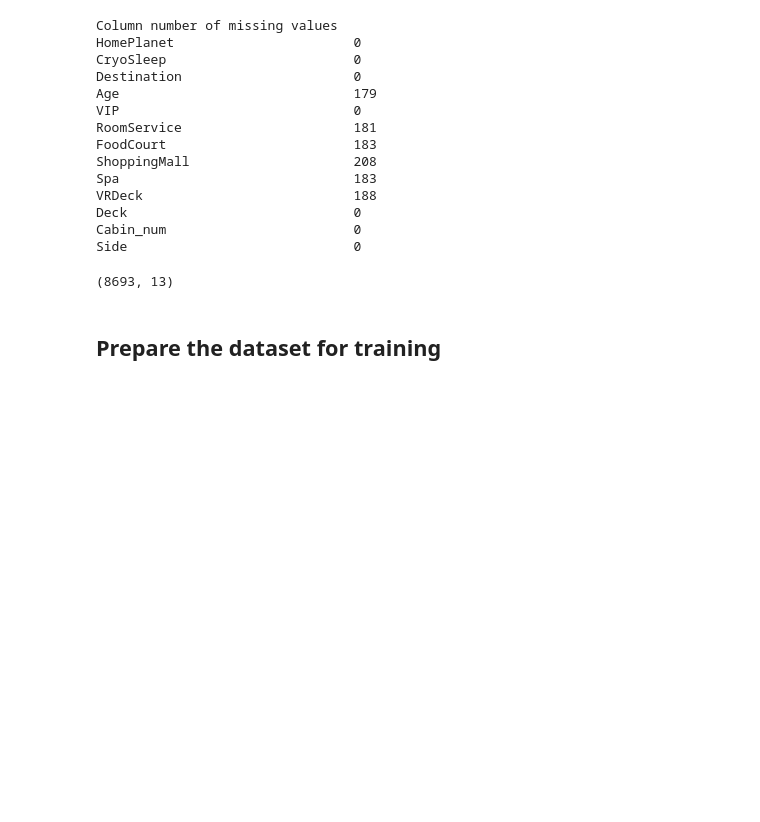
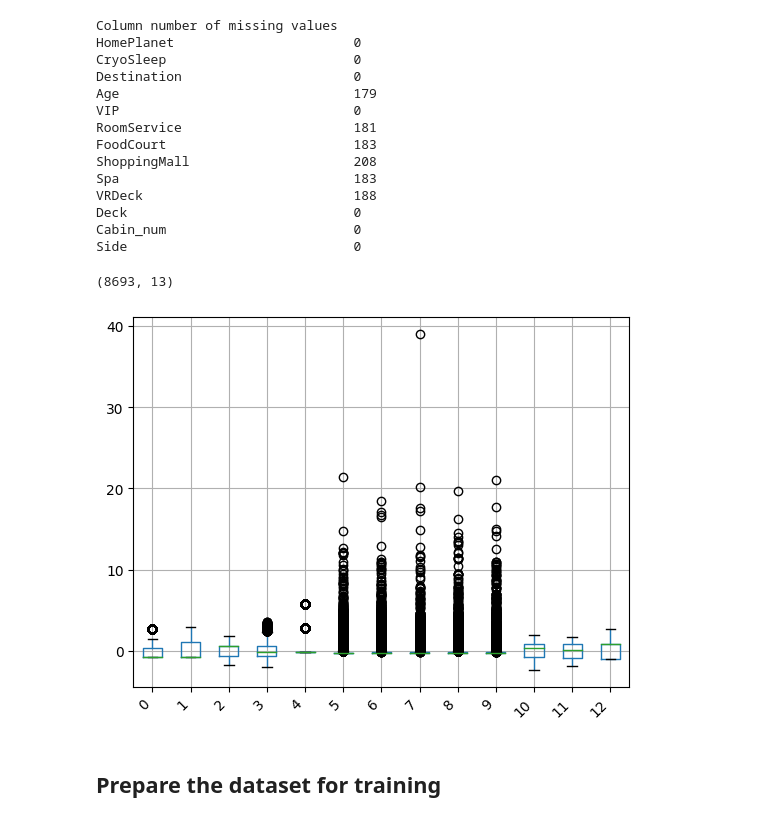
Before and after one commit to Eik-Lab/ML-workshop-2024, a Jupyter notebook: space_titanic.ipynb, the cells around one changed output. Saved outputs shown, nothing was run; the diff lists cells and outputs as text; code cells hidden in the pictures; blank space fills up the shorter version.

```diff
--- a/space_titanic.ipynb
+++ b/space_titanic.ipynb
@@ -158,3 +160,9 @@ data.shape
+# %%
+data_scaled.boxplot()
+plt.xticks(rotation=45, ha='right')
+plt.show()
+# %% [output]
+[figure, added]
 # %% [markdown]
 ## Prepare the dataset for training
 # %%
```
Also changed, not shown: parts of 17 cells of this notebook, 2 other files.
